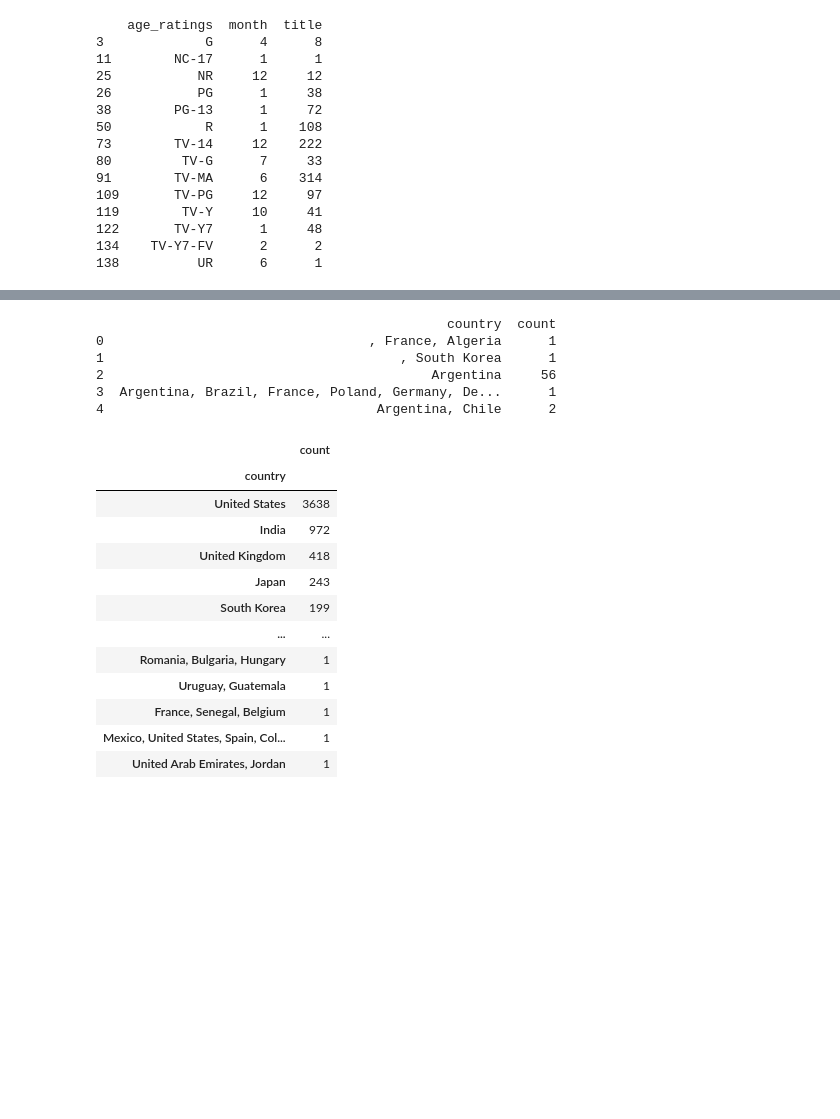
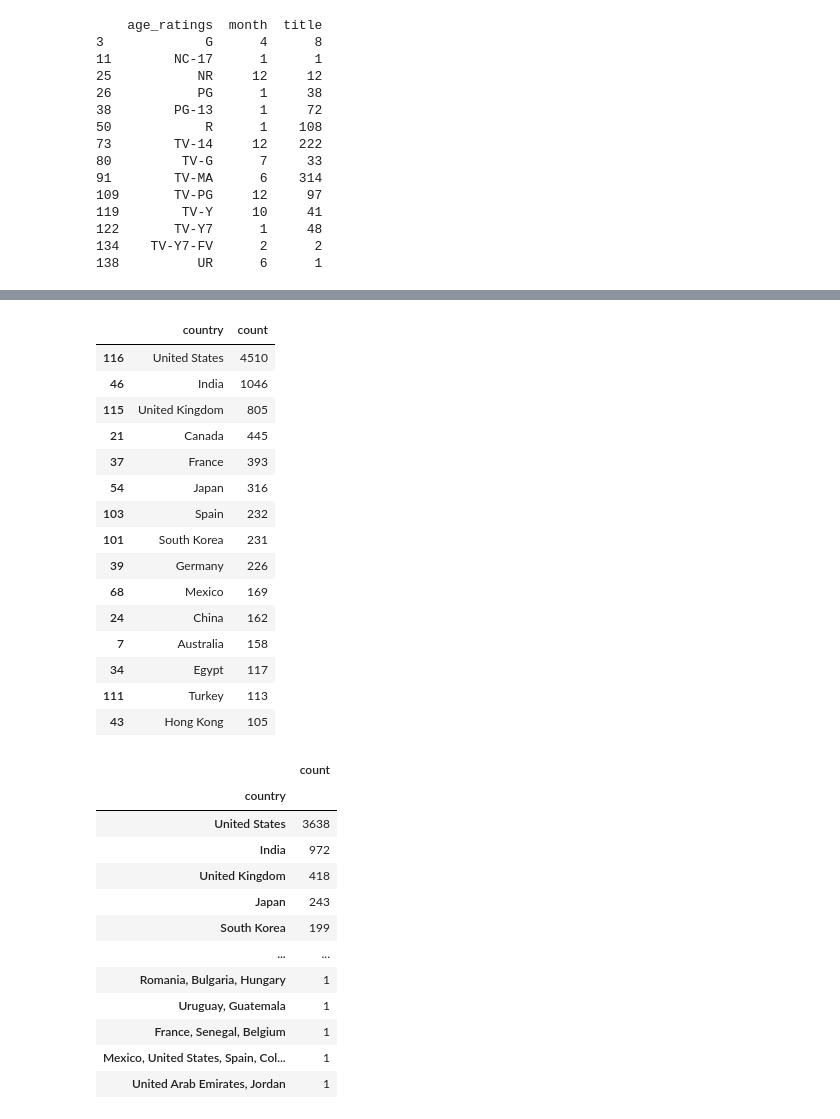
Before and after one commit to PatandyaW/Skripsikkk, a Jupyter notebook: Skripsik.ipynb, the cells around one changed output, grey strips where cells are left out. Drawn from its saved outputs; the diff is of its cells as text; code cells hidden in the pictures; blank space fills up the shorter version.

```diff
--- a/Skripsik.ipynb
+++ b/Skripsik.ipynb
@@ -449,7 +474,7 @@ def unnest_dataframe(df, column):
         )
     )
 
-unnested_age_ratings = unnest_dataframe(net_df, 'age_ratings')
+unnested_country = unnest_dataframe(net_df, 'country')
 
-unnested_age_ratings.head(15)
+unnested_country.head(15)
 # %% [output]
@@ -471,0 +498,9 @@ unnested_age_ratings.head(15)
+# %%
+unnested_country['country'] = unnested_country['country'].str.strip().str.replace(r'\s+', ' ', regex=True).str.lower()
+
+# Now group by 'country' and get the count
+country_data2 = unnested_country.groupby('country').size().reset_index(name='count')
+
+# Sort by 'count' in descending order
+country_data2 = country_data2.sort_values(by='count', ascending=False)
+country_data2
@@ -472,16 +521,31 @@ unnested_age_ratings.head(15)
 # %%
 
-country_data = net_df.groupby('country').size().reset_index(name='count')
+unnested_country['country'] = unnested_country['country'].str.strip().str.title()
 
-# Display the prepared data
-print(country_data.head())
+
+country_data = unnested_country.groupby('country').size().reset_index(name='count')
+
+
+country_data = country_data.sort_values(by='count', ascending=False)
+
+country_data.head(15)
 # %% [output]
-                                             country  count
-0                                  , France, Algeria      1
-1                                      , South Korea      1
-2                                          Argentina     56
-3  Argentina, Brazil, France, Poland, Germany, De...      1
-4                                   Argentina, Chile      2
+|  | country | count |
+| 116 | United States | 4510 |
+| 46 | India | 1046 |
+| 115 | United Kingdom | 805 |
+| 21 | Canada | 445 |
+| 37 | France | 393 |
+| 54 | Japan | 316 |
+| 103 | Spain | 232 |
+| 101 | South Korea | 231 |
+| 39 | Germany | 226 |
+| 68 | Mexico | 169 |
+| 24 | China | 162 |
+| 7 | Australia | 158 |
+| 34 | Egypt | 117 |
+| 111 | Turkey | 113 |
+| 43 | Hong Kong | 105 |
 # %%
 countrydfo = net_df['country'].value_counts()
 countrydfo
```
Also changed, not shown: parts of 17 cells of this notebook.
